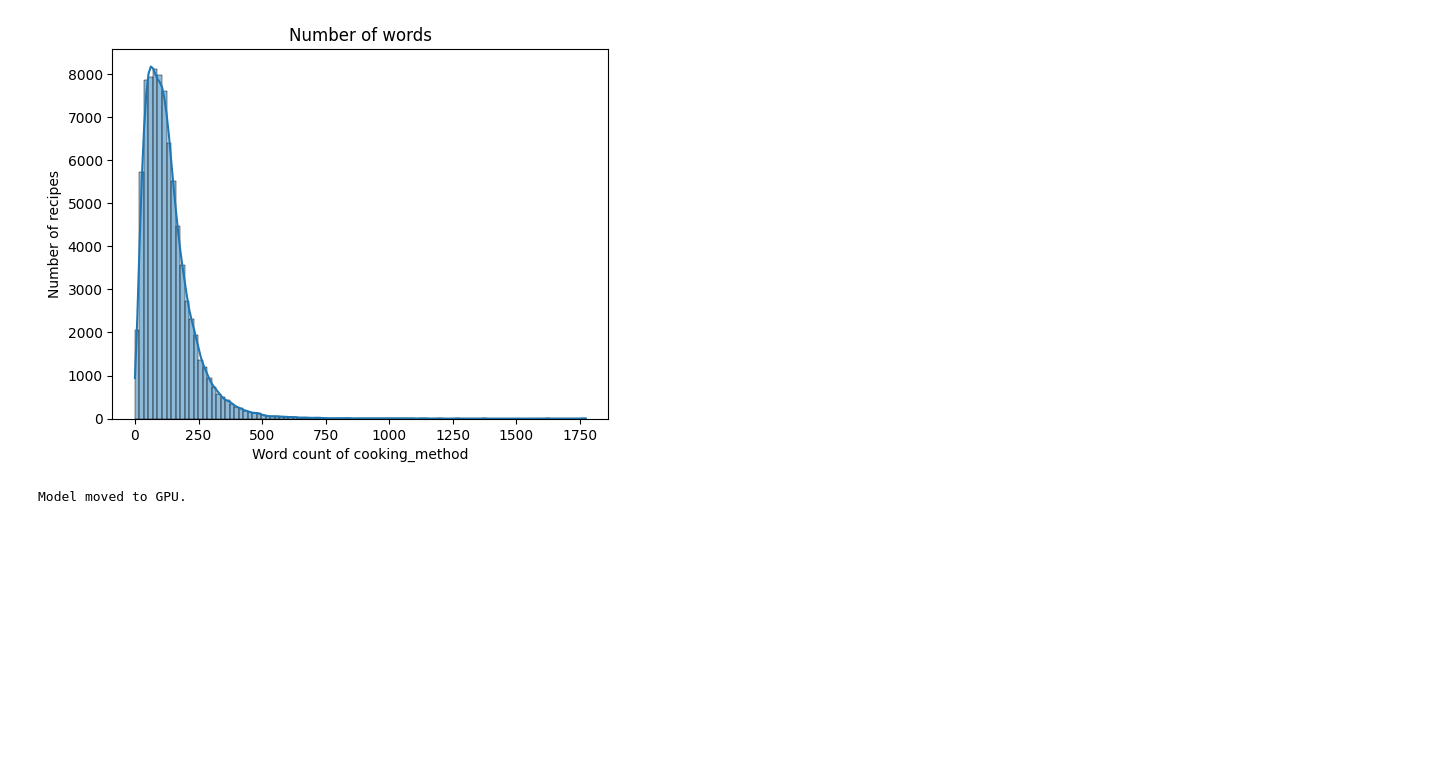
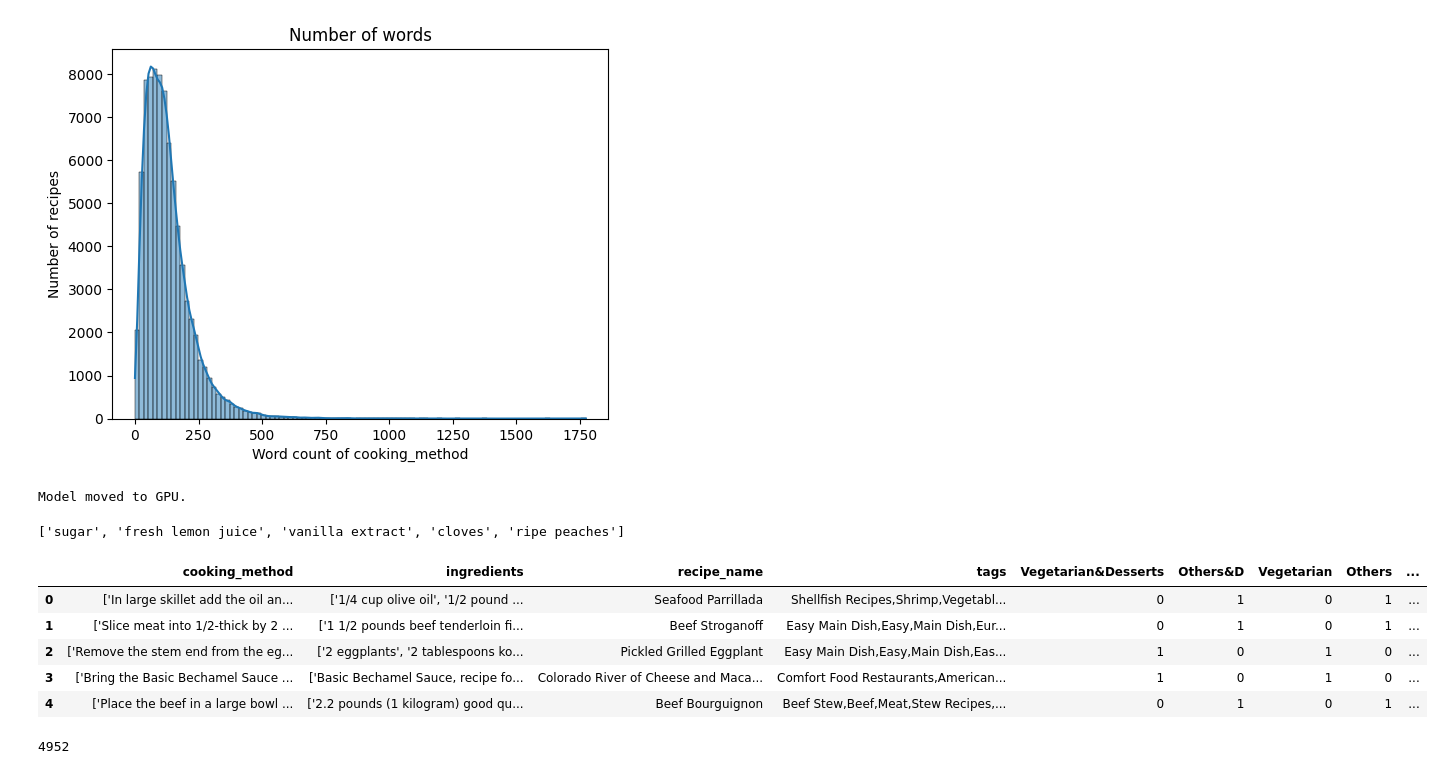
Before and after one commit to lavo2/HLT-Project, a Jupyter notebook: lavo.ipynb, the cells around one changed output. Saved outputs shown, nothing was run; the diff lists cells and outputs as text; code cells hidden in the pictures; blank space fills up the shorter version.

```diff
--- a/lavo.ipynb
+++ b/lavo.ipynb
@@ -152,3 +152,12 @@ Model moved to GPU.
 # write the ingredient ina file csv, where each row is a recipe and each column is an ingredient
 ingredients_df = pd.DataFrame(ingredients_list)
 ingredients_df.to_csv('.\\dataset\\ingredients_list_5k_2.csv', index=False)
+# %%
+PATH = '.\\dataset\\recipes_df_r.csv'
+
+df = pd.read_csv(PATH)
+# %%
+PATH = '.\\dataset\\ingredients_list_5k_2.csv'
+
+# read the csv in PATH adn store it ad a list of lists
+ingredients_list = pd.read_csv(PATH).values.tolist()
@@ -154,0 +168,19 @@ ingredients_df.to_csv('.\\dataset\\ingredients_list_5k_2.csv', index=False)
+# %%
+
+# for each recipe, add the corresponding list of ingredients
+for i, ingredients in enumerate(ingredients_list):
+    df.at[i, 'ingredients_list'] = ingredients
+# %%
+
+print(df.ingredients_list[105])
+# %% [output]
+['sugar', 'fresh lemon juice', 'vanilla extract', 'cloves', 'ripe peaches']
+# %%
+df.head()
+# %% [output]
+|  | cooking_method | ingredients | recipe_name | tags | Vegetarian&Desserts | Others&D | Vegetarian | Others | ... |
+| 0 | ['In large skillet add the oil an... | ['1/4 cup olive oil', '1/2 pound ... | Seafood Parrillada | Shellfish Recipes,Shrimp,Vegetabl... | 0 | 1 | 0 | 1 | ... |
+| 1 | ['Slice meat into 1/2-thick by 2 ... | ['1 1/2 pounds beef tenderloin fi... | Beef Stroganoff | Easy Main Dish,Easy,Main Dish,Eur... | 0 | 1 | 0 | 1 | ... |
+| 2 | ['Remove the stem end from the eg... | ['2 eggplants', '2 tablespoons ko... | Pickled Grilled Eggplant | Easy Main Dish,Easy,Main Dish,Eas... | 1 | 0 | 1 | 0 | ... |
+| 3 | ['Bring the Basic Bechamel Sauce ... | ['Basic Bechamel Sauce, recipe fo... | Colorado River of Cheese and Maca... | Comfort Food Restaurants,American... | 1 | 0 | 1 | 0 | ... |
+| 4 | ['Place the beef in a large bowl ... | ['2.2 pounds (1 kilogram) good qu... | Beef Bourguignon | Beef Stew,Beef,Meat,Stew Recipes,... | 0 | 1 | 0 | 1 | ... |
@@ -154,0 +190,4 @@ ingredients_df.to_csv('.\\dataset\\ingredients_list_5k_2.csv', index=False)
+# %%
+len(df)
+# %% [output]
+4952
```
Also changed, not shown: parts of 9 cells of this notebook.
